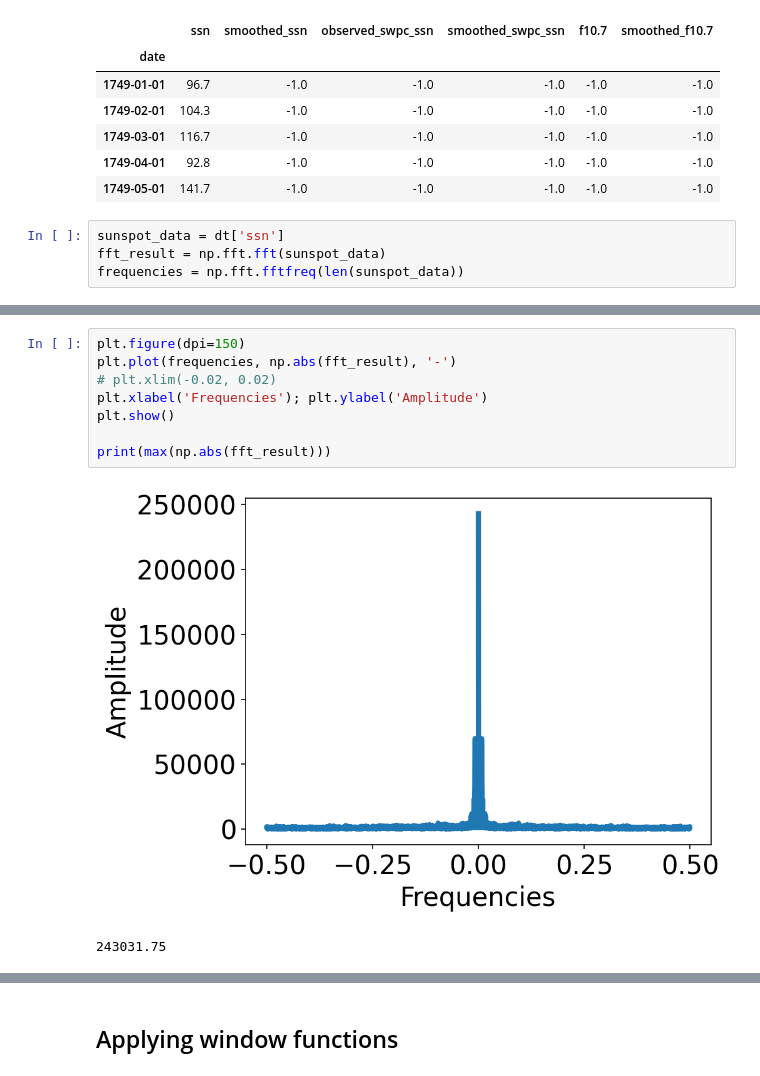
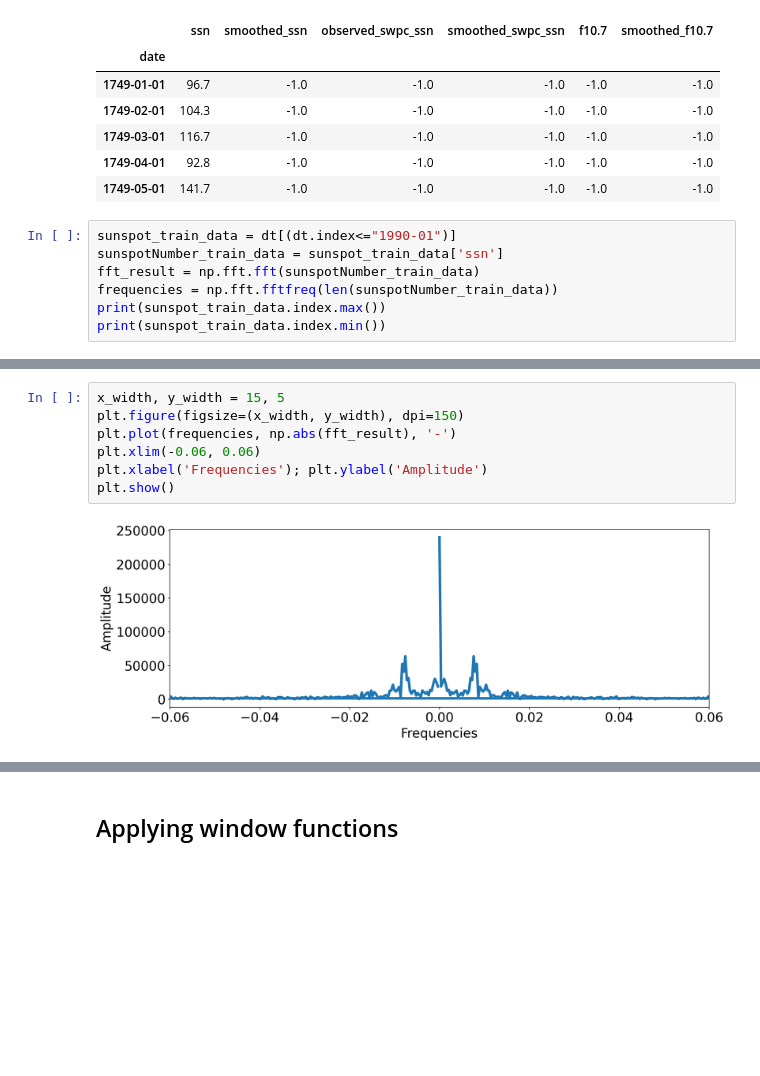
Before and after one commit to levetation/spaceweather, a Jupyter notebook: fft.ipynb, the cells around one changed output, grey strips where cells are left out. Cells and saved outputs as stored; diff of their text form; blank space fills up the shorter version.

```diff
--- a/fft.ipynb
+++ b/fft.ipynb
@@ -39,6 +36,9 @@ dt.head()
 | 1749-04-01 | 92.8 | -1.0 | -1.0 | -1.0 | -1.0 | -1.0 |
 | 1749-05-01 | 141.7 | -1.0 | -1.0 | -1.0 | -1.0 | -1.0 |
 # %%
-sunspot_data = dt['ssn']
-fft_result = np.fft.fft(sunspot_data)
-frequencies = np.fft.fftfreq(len(sunspot_data))
+sunspot_train_data = dt[(dt.index<="1990-01")]
+sunspotNumber_train_data = sunspot_train_data['ssn']
+fft_result = np.fft.fft(sunspotNumber_train_data)
+frequencies = np.fft.fftfreq(len(sunspotNumber_train_data))
+print(sunspot_train_data.index.max())
+print(sunspot_train_data.index.min())
@@ -45,12 +48,10 @@ frequencies = np.fft.fftfreq(len(sunspot_data))
 # %%
-plt.figure(dpi=150)
+x_width, y_width = 15, 5
+plt.figure(figsize=(x_width, y_width), dpi=150)
 plt.plot(frequencies, np.abs(fft_result), '-')
-# plt.xlim(-0.02, 0.02)
+plt.xlim(-0.06, 0.06)
 plt.xlabel('Frequencies'); plt.ylabel('Amplitude')
 plt.show()
-
-print(max(np.abs(fft_result)))
 # %% [output]
-[figure, old version]
+[figure, new version]
-243031.75
 # %%
```
Also changed, not shown: parts of 6 cells of this notebook, 1 other file.
